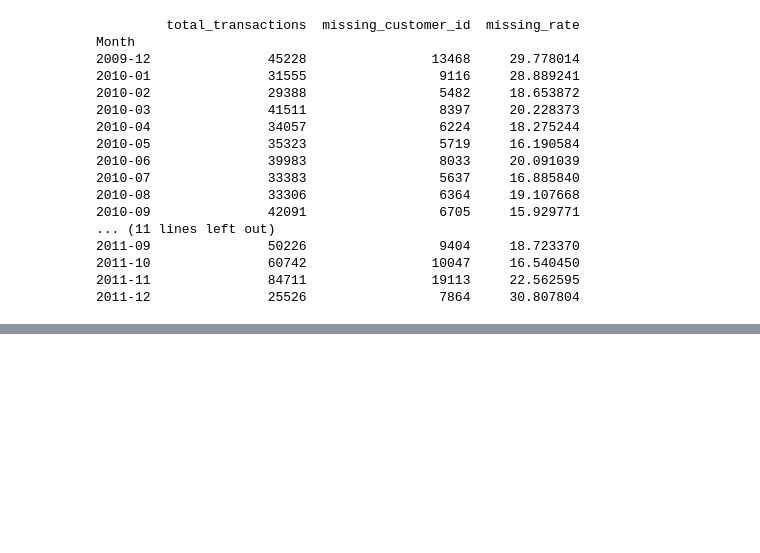
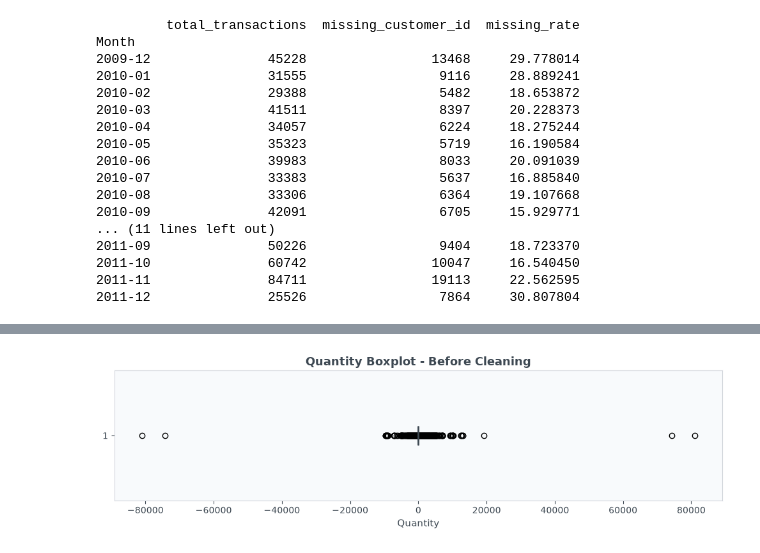
Before and after one commit to saraalwadia/customer-behavior-shift-detection, a Jupyter notebook: notebooks/01_dataset_inspection.ipynb, the cells around one changed output, grey strips where cells are left out. Cells and saved outputs as stored; diff of their text form; code cells hidden in the pictures; blank space fills up the shorter version.

```diff
--- a/notebooks/01_dataset_inspection.ipynb
+++ b/notebooks/01_dataset_inspection.ipynb
@@ -549,0 +673,38 @@ Month
+# %%
+plt.figure(figsize=(10, 3))
+
+plt.boxplot(
+    df["Quantity"].dropna(),
+    vert=False,
+    patch_artist=True,
+    boxprops=dict(
+        facecolor=COLORS["secondary"],
+        color=COLORS["dark"]
+    ),
+    medianprops=dict(
+        color=COLORS["dark"],
+        linewidth=2
+    ),
+    whiskerprops=dict(
+        color=COLORS["dark"]
+    ),
+    capprops=dict(
+        color=COLORS["dark"]
+    )
+)
+
+plt.title("Quantity Boxplot - Before Cleaning")
+plt.xlabel("Quantity")
+
+plt.tight_layout()
+
+plt.savefig(
+    plots_dir / "03_quantity_boxplot_before_cleaning.png",
+    dpi=300,
+    bbox_inches="tight"
+)
+
+plt.show()
+plt.close()
+# %% [output]
+[figure, added]
```
Also changed, not shown: parts of 23 cells of this notebook, 6 other files.
